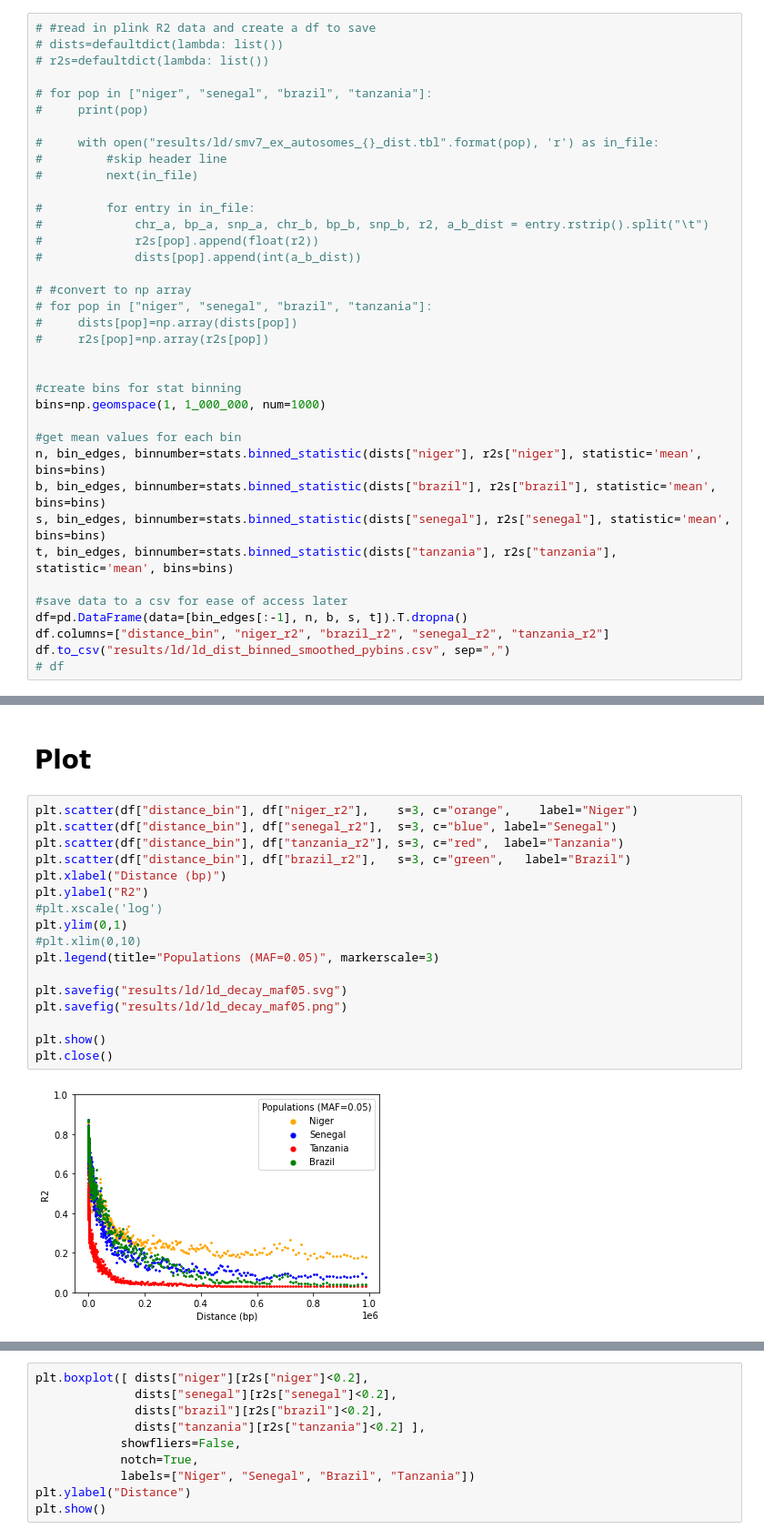
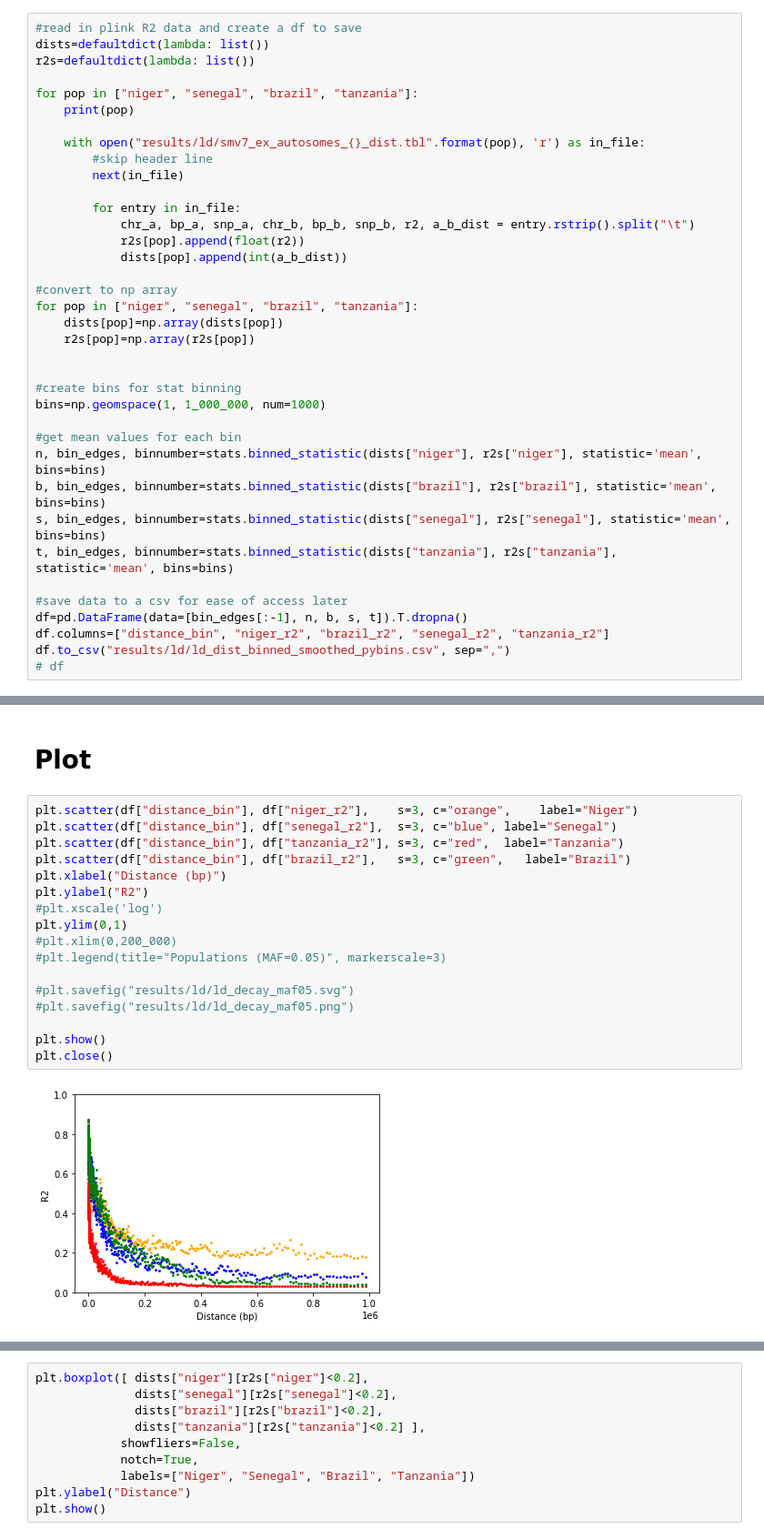
Before and after one commit to nealplatt/sch_man_nwinvasion, a Jupyter notebook: notebooks/linkage_disequilibrium.ipynb, the cells around one changed output, grey strips where cells are left out. Shown at 91% size. Saved outputs shown, nothing was run; the diff lists cells and outputs as text.

```diff
--- a/notebooks/linkage_disequilibrium.ipynb
+++ b/notebooks/linkage_disequilibrium.ipynb
@@ -145,26 +145,26 @@ for pop in ["senegal", "niger", "brazil", "tanzania"]:
 # %% [markdown]
 ## Calc. mean R2 values per bin/distance
 # %%
-# #read in plink R2 data and create a df to save
-# dists=defaultdict(lambda: list())
-# r2s=defaultdict(lambda: list())
+#read in plink R2 data and create a df to save
+dists=defaultdict(lambda: list())
+r2s=defaultdict(lambda: list())
 
-# for pop in ["niger", "senegal", "brazil", "tanzania"]:
-#     print(pop)
+for pop in ["niger", "senegal", "brazil", "tanzania"]:
+    print(pop)
 
-#     with open("results/ld/smv7_ex_autosomes_{}_dist.tbl".format(pop), 'r') as in_file:
-#         #skip header line
-#         next(in_file)
+    with open("results/ld/smv7_ex_autosomes_{}_dist.tbl".format(pop), 'r') as in_file:
+        #skip header line
+        next(in_file)
 
-#         for entry in in_file:
-#             chr_a, bp_a, snp_a, chr_b, bp_b, snp_b, r2, a_b_dist = entry.rstrip().split("\t")
-#             r2s[pop].append(float(r2))
-#             dists[pop].append(int(a_b_dist))
+        for entry in in_file:
+            chr_a, bp_a, snp_a, chr_b, bp_b, snp_b, r2, a_b_dist = entry.rstrip().split("\t")
+            r2s[pop].append(float(r2))
+            dists[pop].append(int(a_b_dist))
 
-# #convert to np array
-# for pop in ["niger", "senegal", "brazil", "tanzania"]:
-#     dists[pop]=np.array(dists[pop])
-#     r2s[pop]=np.array(r2s[pop])
+#convert to np array
+for pop in ["niger", "senegal", "brazil", "tanzania"]:
+    dists[pop]=np.array(dists[pop])
+    r2s[pop]=np.array(r2s[pop])
 
 
 #create bins for stat binning
@@ -186,22 +191,22 @@ df.to_csv("results/ld/ld_dist_binned_smoothed_pybins.csv", sep=",")
 # %%
 plt.scatter(df["distance_bin"], df["niger_r2"],    s=3, c="orange",    label="Niger")
 plt.scatter(df["distance_bin"], df["senegal_r2"],  s=3, c="blue", label="Senegal")
 plt.scatter(df["distance_bin"], df["tanzania_r2"], s=3, c="red",  label="Tanzania")
 plt.scatter(df["distance_bin"], df["brazil_r2"],   s=3, c="green",   label="Brazil")
 plt.xlabel("Distance (bp)")
 plt.ylabel("R2")
 #plt.xscale('log')
 plt.ylim(0,1)
-#plt.xlim(0,10)
-plt.legend(title="Populations (MAF=0.05)", markerscale=3)
+#plt.xlim(0,200_000)
+#plt.legend(title="Populations (MAF=0.05)", markerscale=3)
 
-plt.savefig("results/ld/ld_decay_maf05.svg")
-plt.savefig("results/ld/ld_decay_maf05.png")
+#plt.savefig("results/ld/ld_decay_maf05.svg")
+#plt.savefig("results/ld/ld_decay_maf05.png")
 
 plt.show()
 plt.close()
 # %% [output]
-[figure, old version]
+[figure, new version]
 # %%
 x=bin_edges[1:]
 
```
Also changed, not shown: parts of 2 cells of this notebook.
